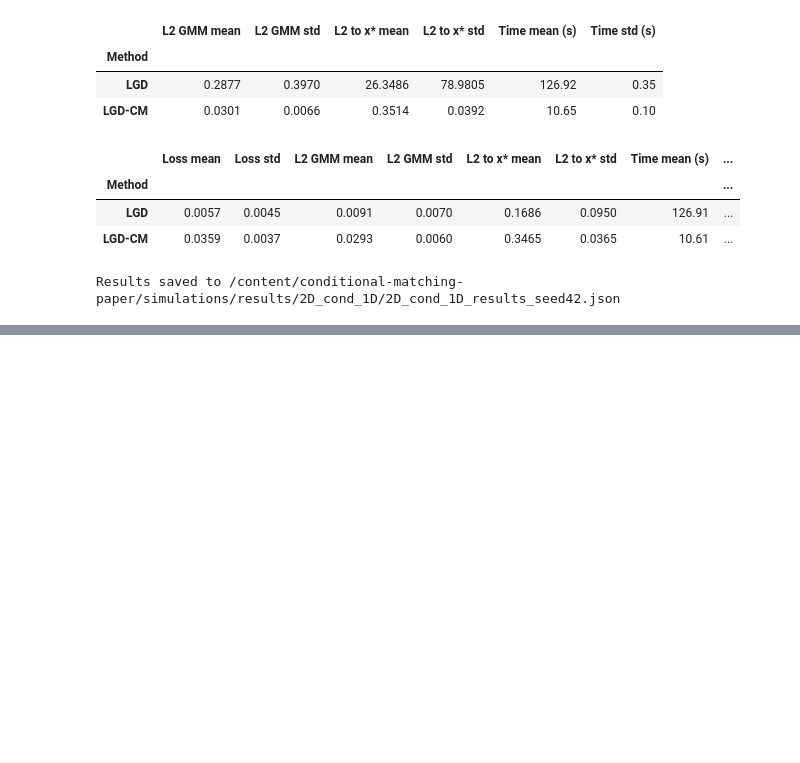
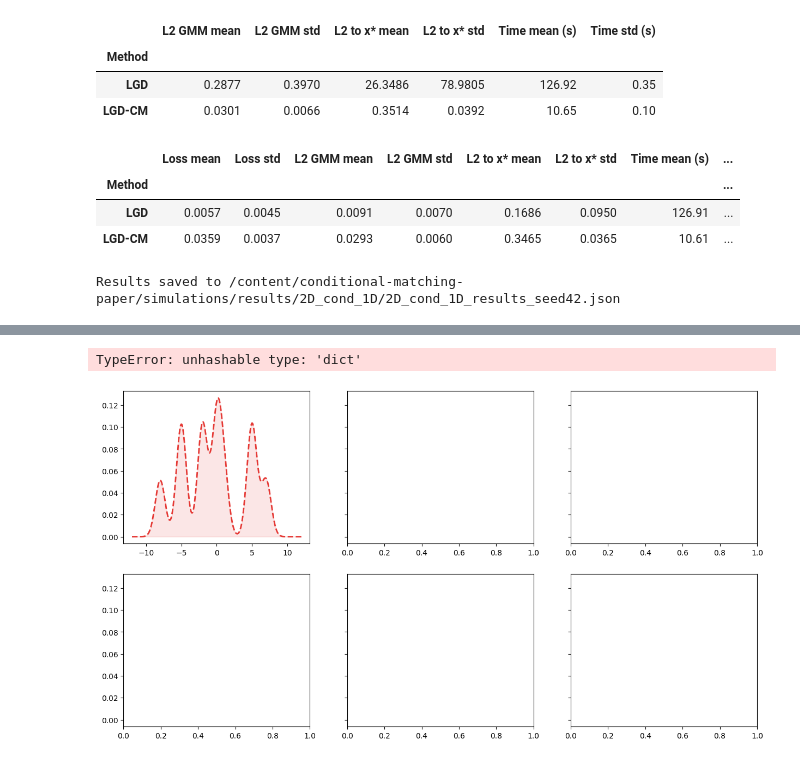
Before and after one commit to orineo1/conditional-matching-paper, a Jupyter notebook: simulations/notebooks/Exp_2D_cond_1D.ipynb, the cells around one changed output, grey strips where cells are left out. Saved outputs shown, nothing was run; the diff lists cells and outputs as text; code cells hidden in the pictures; blank space fills up the shorter version.

```diff
--- a/simulations/notebooks/Exp_2D_cond_1D.ipynb
+++ b/simulations/notebooks/Exp_2D_cond_1D.ipynb
@@ -543,0 +535,3 @@ Results saved to /content/conditional-matching-paper/simulations/results/2D_cond
+# %%
+BATCH_SIZE_CM=2*4096
+NEPOCHS_CM=80_000
@@ -543,0 +736,8 @@ Results saved to /content/conditional-matching-paper/simulations/results/2D_cond
+# %%
+ZETA_VALUES = [0.0, 1.0,2.,4.,8.,16.]
+
+analytical_Q = {}
+for zeta in ZETA_VALUES:
+    q_unnorm           = px_grid * np.exp(-zeta * lx_grid)
+    Z                  = np.trapz(q_unnorm, x_grid)
+    analytical_Q[zeta] = q_unnorm / Z
@@ -543,0 +861,55 @@ Results saved to /content/conditional-matching-paper/simulations/results/2D_cond
+# %%
+
+
+# ============================================================
+# 4. Plot: 2x3 grid, KDE of samples vs analytical Q
+# ============================================================
+# fig, axes = plt.subplots(2,3, figsize=(15, 8), sharey=False)
+fig, axes = plt.subplots(2, 3, figsize=(15, 8), sharey=True)
+axes_flat = axes.flatten()   # fix: flatten 2D axes array
+# fig, axes = plt.subplots(2, 3, figsize=(15, 8), sharey=True)
+for ax, zeta in zip(axes_flat, ZETA_VALUES):
+    samples = cdms_samples[zeta]
+
+
+    # Analytical Q
+    ax.plot(x_grid, analytical_Q[zeta],
+            color="#E53935", lw=2, linestyle='--',
+            label=r"Analytical $\mathcal{Q}_\beta$")
+    ax.fill_between(x_grid, analytical_Q[zeta],
+                    alpha=0.12, color="#E53935")
+
+    # KDE of sampled x's
+    if len(samples) > 1 and np.std(samples) > 1e-6:
+        ax.hist(samples, bins=50,
+                # 'auto',
+                density=True,
+        color="#1E88E5", alpha=0.6, edgecolor="white", label="Sampled $x$")
+    else:
+        # single sample or degenerate: just draw a vertical line
+        ax.axvline(samples[0], color="#1E88E5", lw=2, label="Sampled $x$")
+
+    # Mark x*
+    ax.axvline(x_star.item(), color='k', linestyle=':', lw=1.5,
+               label=f"$x^*={x_star.item()}$")
+
+    ax.set_title(rf"$\beta = {zeta}$", fontsize=14)
+    ax.set_xlabel("$x$", fontsize=12)
+    ax.set_ylabel("Density", fontsize=12)
+    ax.set_xlim(x_grid[0], x_grid[-1])
+    ax.legend(fontsize=8)
+    ax.grid(True, alpha=0.3)
+
+fig.suptitle(
+    r"CDMS: $\mathcal{Q}_\beta(x) \propto \mathcal{P}(x)\,e^{-\beta\,\mathcal{L}(x)}$"
+    r" — prior ($\beta=0$) $\to$ optimization ($\beta\to\infty$)",
+    fontsize=13
+)
+plt.tight_layout()
+plt.savefig(os.path.join(RESULTS_DIR, f"{EXPERIMENT_NAME}_CDMS_beta_sweep.pdf"),
+            bbox_inches='tight')
+plt.show()
+print("CDMS plot saved.")
+# %% [output]
+TypeError: unhashable type: 'dict'
+[figure, added]
```
Also changed, not shown: parts of 17 cells of this notebook.
